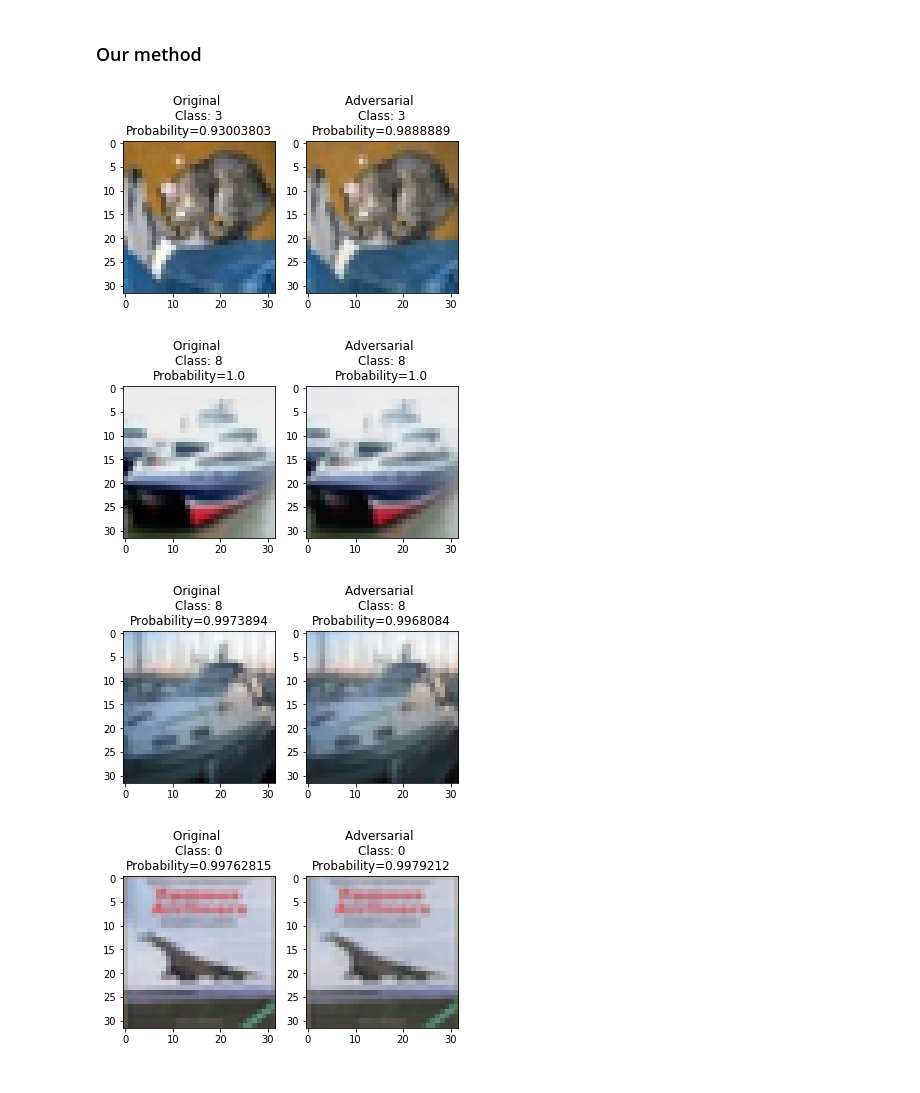
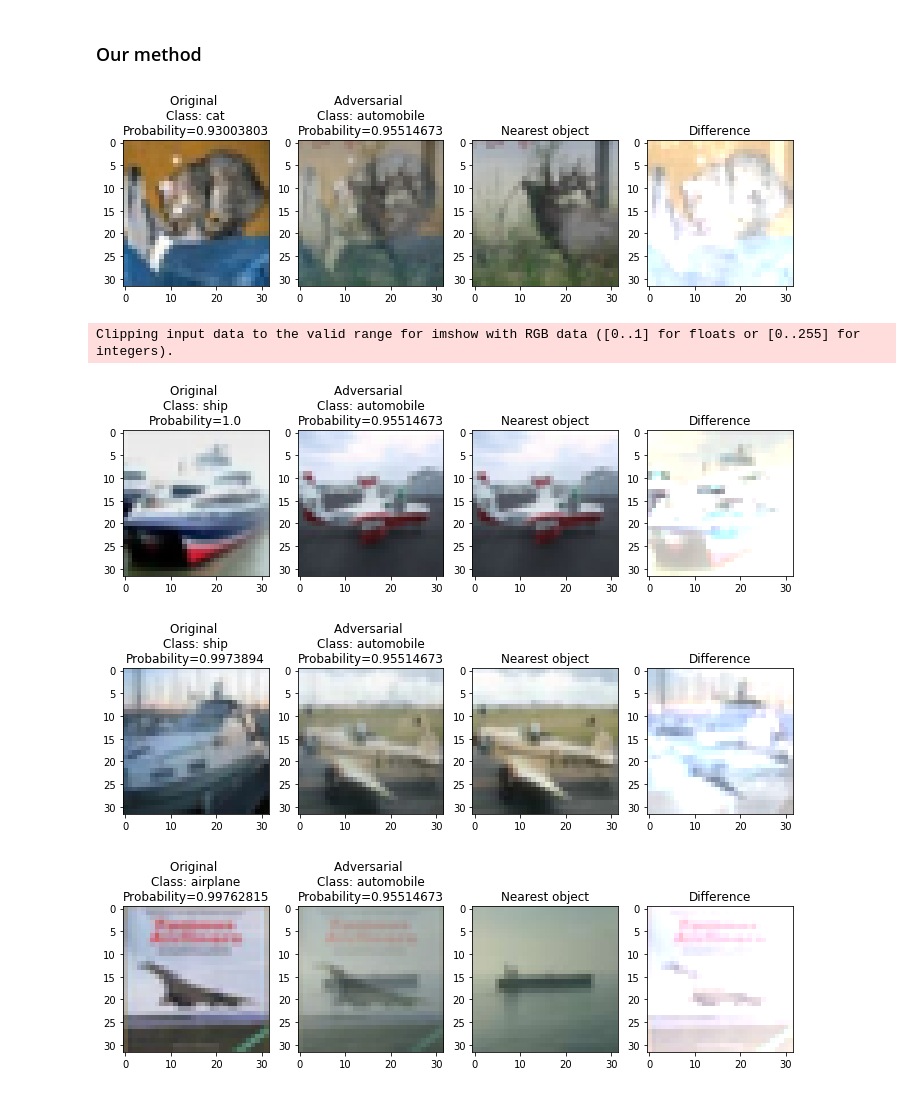
Before and after one commit to MatveyMor/Diploma-Thesis, a Jupyter notebook: Adversarial attacks CIFAR10 ResNet.ipynb, the cells around one changed output. Drawn from its saved outputs; the diff is of its cells as text; code cells hidden in the pictures.

```diff
--- a/Adversarial attacks CIFAR10 ResNet.ipynb
+++ b/Adversarial attacks CIFAR10 ResNet.ipynb
@@ -250,19 +349,0 @@ loss_val = loss(output, example_targets)
-# %%
-def ifgsm_attack(example_data, example_targets, net, loss, epsilon, iteration=1):
-    example_data_copy = example_data
-
-    for i in range(iteration):
-        output = net(example_data)
-        loss_val = loss(output, example_targets)
-
-        net.zero_grad()
-        loss_val.backward()
-        data_grad = example_data.grad.data
-        sign_data_grad = data_grad.sign()
-        perturbed_images = example_data + epsilon*sign_data_grad
-        perturbed_images = torch.clamp(perturbed_images, 0, 1)
-        example_data = torch.tensor(perturbed_images, requires_grad=True)
-
-    example_data = example_data_copy
-
-    return perturbed_images
@@ -331,23 +478,47 @@ def out_attack(image, label, train_data, train_targets, eps):
 # %%
 for i in range(5):
     example = example_data[i]
     prob_original = softmax(net(example.reshape(1, 3, 32, 32).to(device)).data.cpu().numpy()[0])
-    fig, axes = plt.subplots(1, 2)
-    axes[0].imshow(example.data.cpu().numpy().transpose((1,2,0)))
-    axes[0].set_title('Original ' + '\n'
-                      + 'Class: '+ str(np.argmax(prob_original)) + '\n'
-                      + 'Probability=' + str(np.max(prob_original)))
-    x = out_attack(example, example_targets[i].data.cpu().numpy(), train_data, train_targets, 0.1)
+
+    adv_image, nearest_object = our_attack(example, train_data, train_targets, 0.001)
     prob_adv = softmax(net(x.reshape(1, 3, 32, 32).to(device)).data.cpu().numpy()[0])
 
-    axes[1].imshow(x.data.cpu().numpy().transpose((1,2,0)))
-    axes[1].set_title('Adversarial ' + '\n'
-                      + 'Class: '+ str(np.argmax(prob_adv)) + '\n'
+    fig, axes = plt.subplots(figsize=[12, 12])
+
+    init_image = example.data.cpu().numpy()
+    adv_image = adv_image.data.cpu().numpy()
+
+    difference = adv_image - init_image
+
+    difference = np.clip(difference.transpose((1,2,0)), 0, 1)
+    init_image = init_image.transpose((1,2,0))
+    adv_image = adv_image.transpose((1,2,0))
+    nearest_object = nearest_object.cpu().numpy().transpose((1,2,0))
+
+    plt.subplot(141)
+    plt.imshow(init_image)
+    plt.title('Original ' + '\n'
+                      + 'Class: '+ str(labels[np.argmax(prob_original)]) + '\n'
+                      + 'Probability=' + str(np.max(prob_original)))
+    plt.subplot(142)
+    plt.imshow(adv_image)
+    plt.title('Adversarial ' + '\n'
+                      + 'Class: '+ str(labels[np.argmax(prob_adv)]) + '\n'
                       + 'Probability=' + str(np.max(prob_adv)))
 
+    plt.subplot(143)
+    plt.imshow(nearest_object)
+    plt.title('Nearest object')
+
+    plt.subplot(144)
+
+    plt.imshow(1 - difference)
+    plt.title('Difference')
+
     plt.show()
 # %% [output]
-[figure, old version]
+[figure, new version]
+Clipping input data to the valid range for imshow with RGB data ([0..1] for floats or [0..255] for integers).
-[figure, old version]
+[figure, new version]
-[figure, old version]
+[figure, new version]
-[figure, old version]
+[figure, new version]
```
Also changed, not shown: parts of 20 cells of this notebook.
